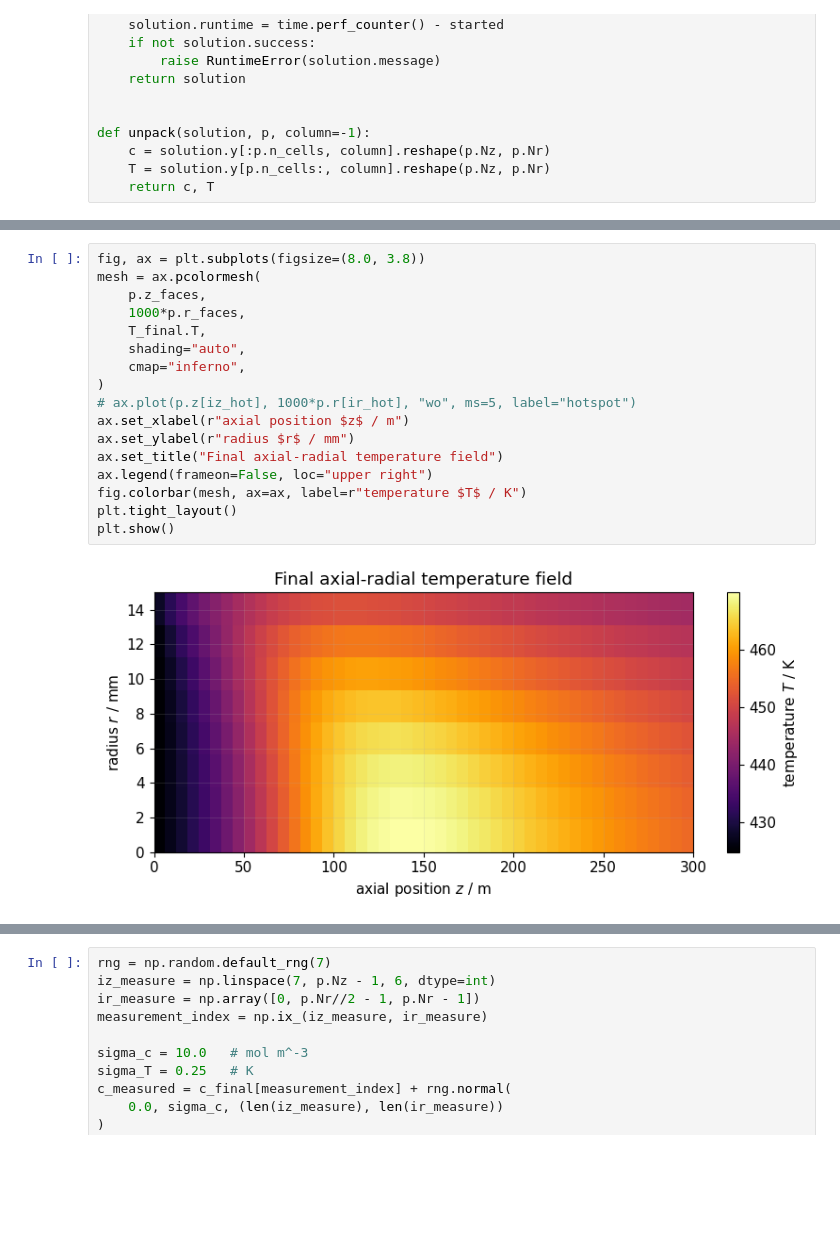
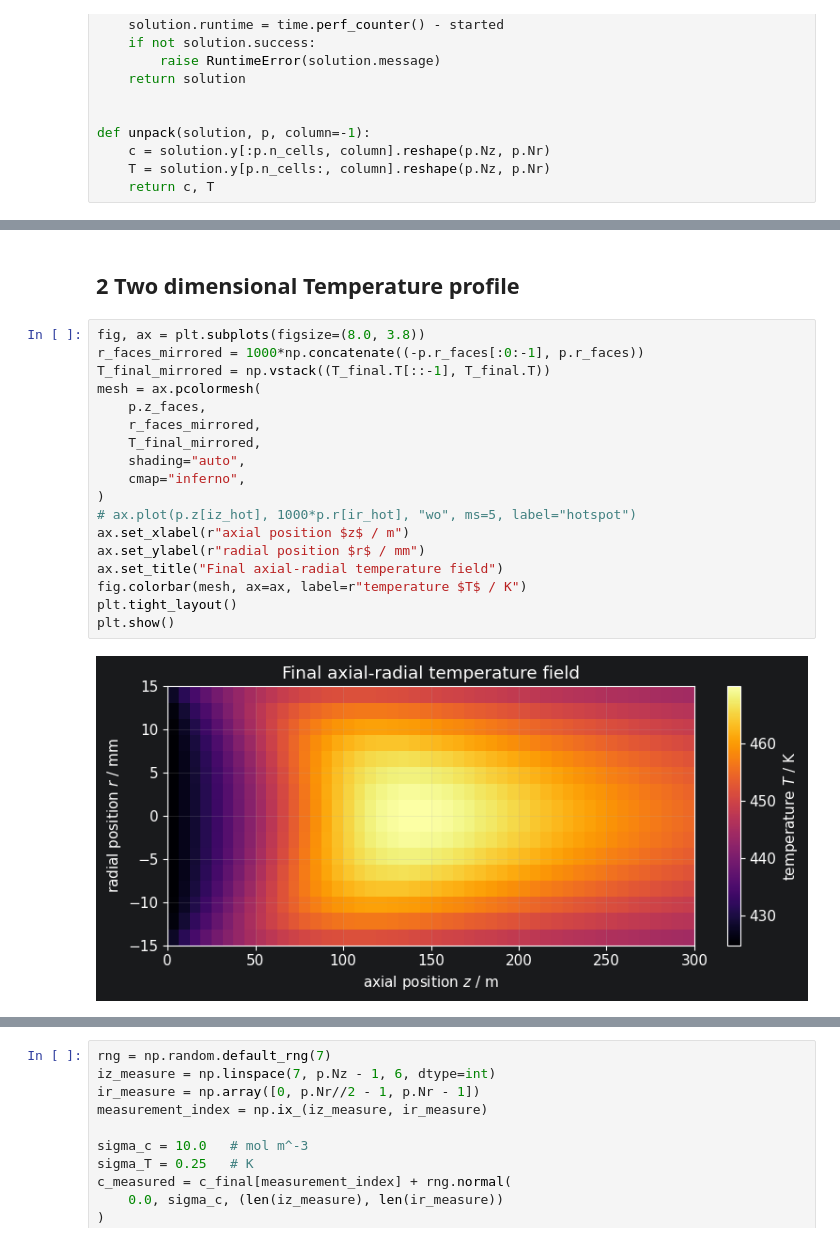
Before and after one commit to ChemRxnEngLab/Ullmanns_ModelReactorsDesignEquations, a Jupyter notebook: example_6_2d_pftr_hotspot_parameter_fit.ipynb, the cells around one changed output, grey strips where cells are left out. Cells and saved outputs as stored; diff of their text form; blank space fills up the shorter version.

```diff
--- a/example_6_2d_pftr_hotspot_parameter_fit.ipynb
+++ b/example_6_2d_pftr_hotspot_parameter_fit.ipynb
@@ -250,22 +250,25 @@ plt.show()
+# %% [markdown]
+## 2 Two dimensional Temperature profile
 # %%
 fig, ax = plt.subplots(figsize=(8.0, 3.8))
+r_faces_mirrored = 1000*np.concatenate((-p.r_faces[:0:-1], p.r_faces))
+T_final_mirrored = np.vstack((T_final.T[::-1], T_final.T))
 mesh = ax.pcolormesh(
     p.z_faces,
-    1000*p.r_faces,
-    T_final.T,
+    r_faces_mirrored,
+    T_final_mirrored,
     shading="auto",
     cmap="inferno",
 )
 # ax.plot(p.z[iz_hot], 1000*p.r[ir_hot], "wo", ms=5, label="hotspot")
 ax.set_xlabel(r"axial position $z$ / m")
-ax.set_ylabel(r"radius $r$ / mm")
+ax.set_ylabel(r"radial position $r$ / mm")
 ax.set_title("Final axial-radial temperature field")
-ax.legend(frameon=False, loc="upper right")
 fig.colorbar(mesh, ax=ax, label=r"temperature $T$ / K")
 plt.tight_layout()
 plt.show()
 # %% [output]
-[figure, old version]
+[figure, new version]
 # %%
 fig, axes = plt.subplots(1, 2, figsize=(10.0, 3.9))
 axes[0].plot(p.z, T_final[:, 0], label="centerline")
```
Also changed, not shown: parts of 7 cells of this notebook, 1 other file.
